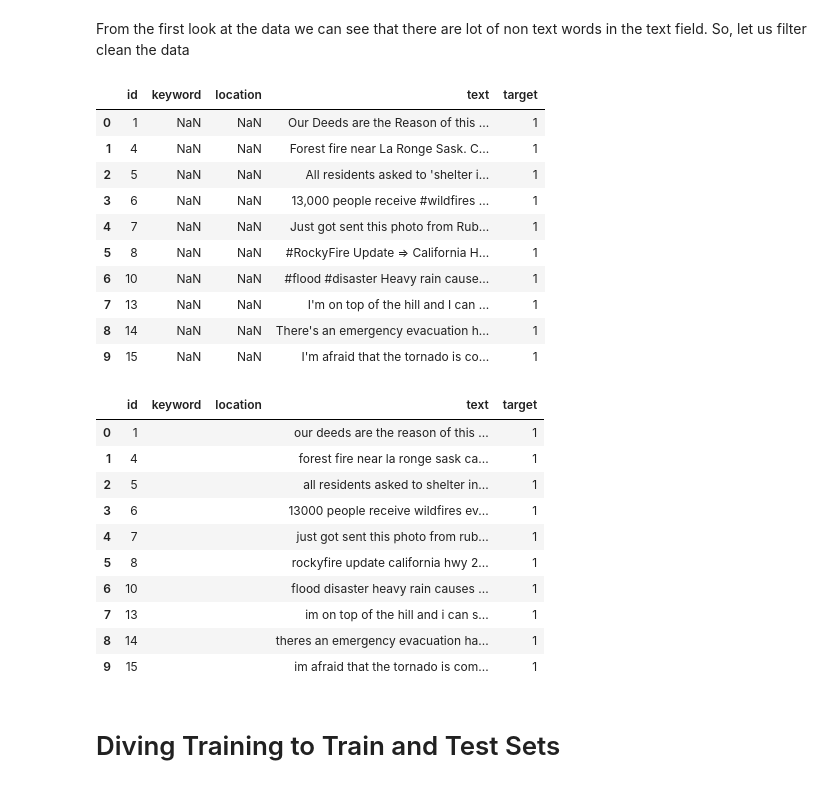
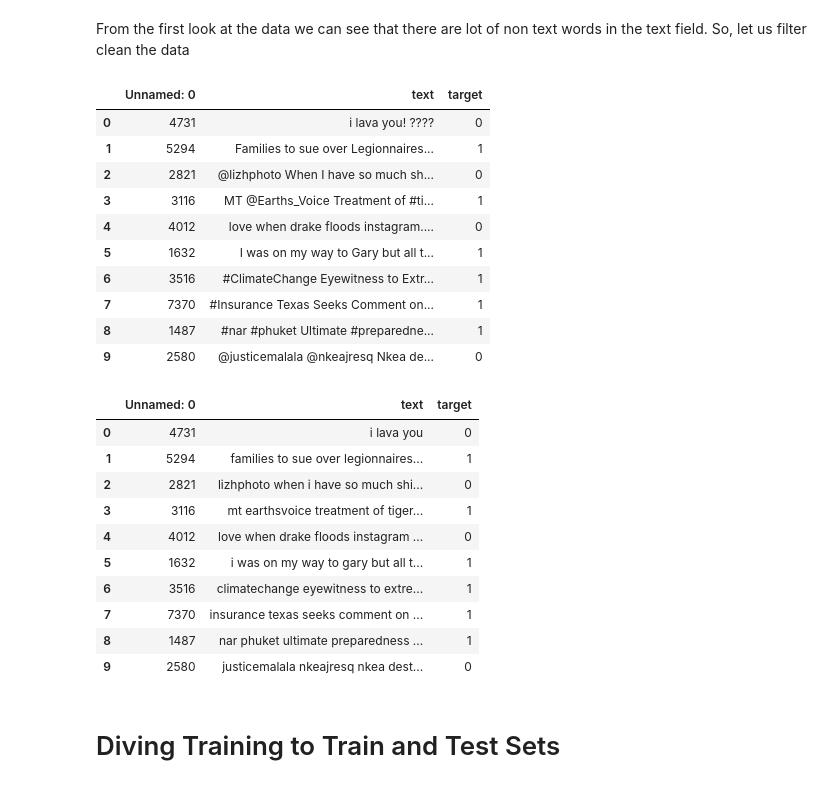
Before and after one commit to tarunannapareddy/Natural-Language-Processing-with-Disaster-Tweets, a Jupyter notebook: disaster_tweets_logreg.ipynb, the cells around one changed output. Cells and saved outputs as stored; diff of their text form; code cells hidden in the pictures.

```diff
--- a/disaster_tweets_logreg.ipynb
+++ b/disaster_tweets_logreg.ipynb
@@ -154,19 +157,22 @@ Also ratio of negative words for disaster statement >> non-disaster statement
 # %% [markdown]
 From the first look at the data we can see that there are lot of non text words in the text field. So, let us filter clean the data
 # %%
+tweet = pd.read_csv('train_new.csv')
+test = pd.read_csv('test_internal.csv')
+test_public = pd.read_csv('test_public.csv')
 tweet.head(10)
 # %% [output]
-|  | id | keyword | location | text | target |
-| 0 | 1 | NaN | NaN | Our Deeds are the Reason of this ... | 1 |
-| 1 | 4 | NaN | NaN | Forest fire near La Ronge Sask. C... | 1 |
-| 2 | 5 | NaN | NaN | All residents asked to 'shelter i... | 1 |
-| 3 | 6 | NaN | NaN | 13,000 people receive #wildfires ... | 1 |
-| 4 | 7 | NaN | NaN | Just got sent this photo from Rub... | 1 |
-| 5 | 8 | NaN | NaN | #RockyFire Update => California H... | 1 |
-| 6 | 10 | NaN | NaN | #flood #disaster Heavy rain cause... | 1 |
-| 7 | 13 | NaN | NaN | I'm on top of the hill and I can ... | 1 |
-| 8 | 14 | NaN | NaN | There's an emergency evacuation h... | 1 |
-| 9 | 15 | NaN | NaN | I'm afraid that the tornado is co... | 1 |
+|  | Unnamed: 0 | text | target |
+| 0 | 4731 | i lava you! ???? | 0 |
+| 1 | 5294 | Families to sue over Legionnaires... | 1 |
+| 2 | 2821 | @lizhphoto When I have so much sh... | 0 |
+| 3 | 3116 | MT @Earths_Voice Treatment of #ti... | 1 |
+| 4 | 4012 | love when drake floods instagram.... | 0 |
+| 5 | 1632 | I was on my way to Gary but all t... | 1 |
+| 6 | 3516 | #ClimateChange Eyewitness to Extr... | 1 |
+| 7 | 7370 | #Insurance Texas Seeks Comment on... | 1 |
+| 8 | 1487 | #nar #phuket Ultimate #preparedne... | 1 |
+| 9 | 2580 | @justicemalala @nkeajresq Nkea de... | 0 |
 # %%
 # Clear emojis
 def remove_emoji(text):
@@ -210,20 +216,22 @@ def clean_df(df):
     return df
 
 tweet = clean_df(tweet)
+test = clean_df(test)
+test_public = clean_df(test_public)
 tweet.fillna('', inplace=True)
 tweet.head(10)
 # %% [output]
-|  | id | keyword | location | text | target |
-| 0 | 1 |  |  | our deeds are the reason of this ... | 1 |
-| 1 | 4 |  |  | forest fire near la ronge sask ca... | 1 |
-| 2 | 5 |  |  | all residents asked to shelter in... | 1 |
-| 3 | 6 |  |  | 13000 people receive wildfires ev... | 1 |
-| 4 | 7 |  |  | just got sent this photo from rub... | 1 |
-| 5 | 8 |  |  | rockyfire update california hwy 2... | 1 |
-| 6 | 10 |  |  | flood disaster heavy rain causes ... | 1 |
-| 7 | 13 |  |  | im on top of the hill and i can s... | 1 |
-| 8 | 14 |  |  | theres an emergency evacuation ha... | 1 |
-| 9 | 15 |  |  | im afraid that the tornado is com... | 1 |
+|  | Unnamed: 0 | text | target |
+| 0 | 4731 | i lava you | 0 |
+| 1 | 5294 | families to sue over legionnaires... | 1 |
+| 2 | 2821 | lizhphoto when i have so much shi... | 0 |
+| 3 | 3116 | mt earthsvoice treatment of tiger... | 1 |
+| 4 | 4012 | love when drake floods instagram ... | 0 |
+| 5 | 1632 | i was on my way to gary but all t... | 1 |
+| 6 | 3516 | climatechange eyewitness to extre... | 1 |
+| 7 | 7370 | insurance texas seeks comment on ... | 1 |
+| 8 | 1487 | nar phuket ultimate preparedness ... | 1 |
+| 9 | 2580 | justicemalala nkeajresq nkea dest... | 0 |
 # %% [markdown]
 # Diving Training to Train and Test Sets
 # %%
```
Also changed, not shown: parts of 10 cells of this notebook, 1 other file.
